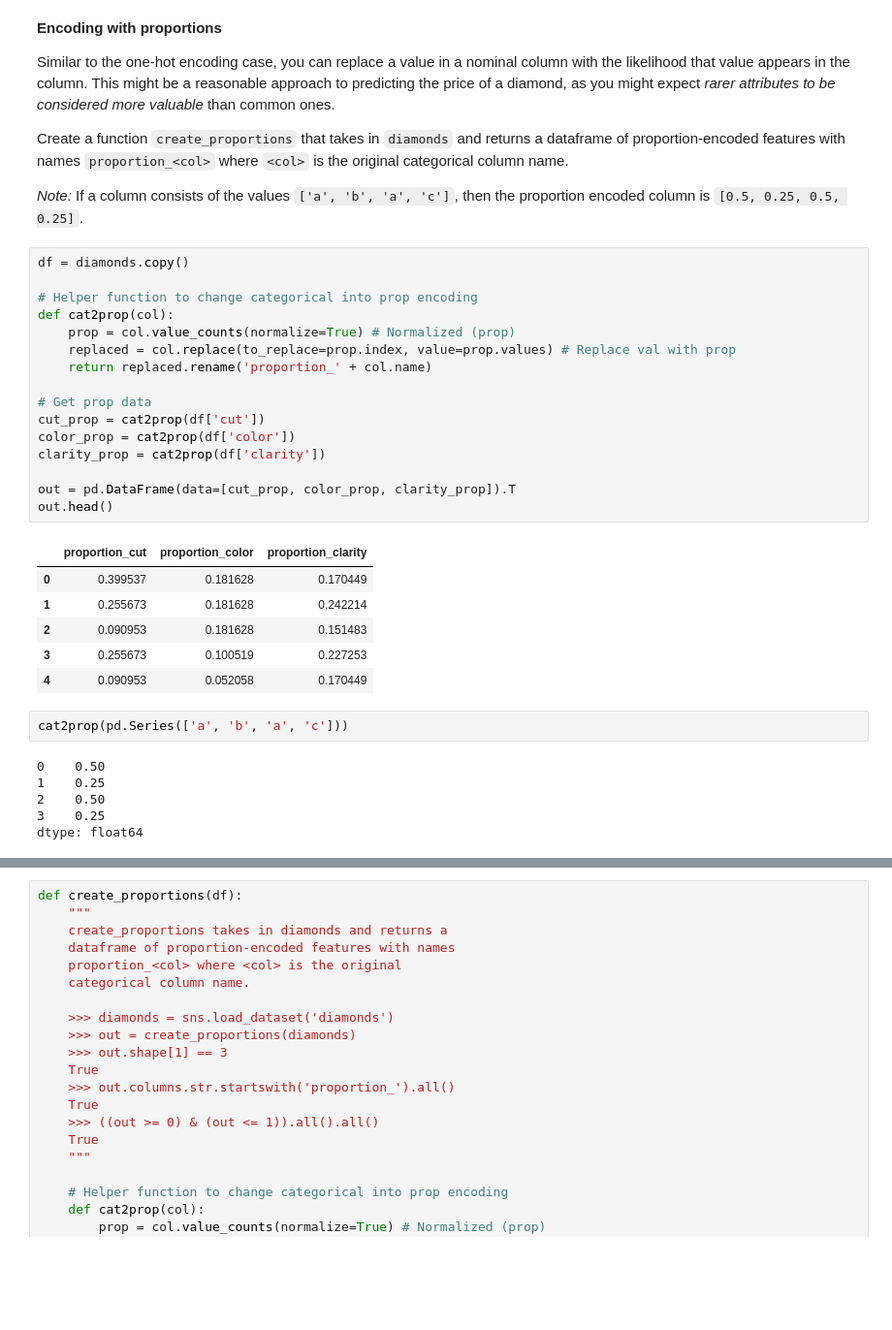
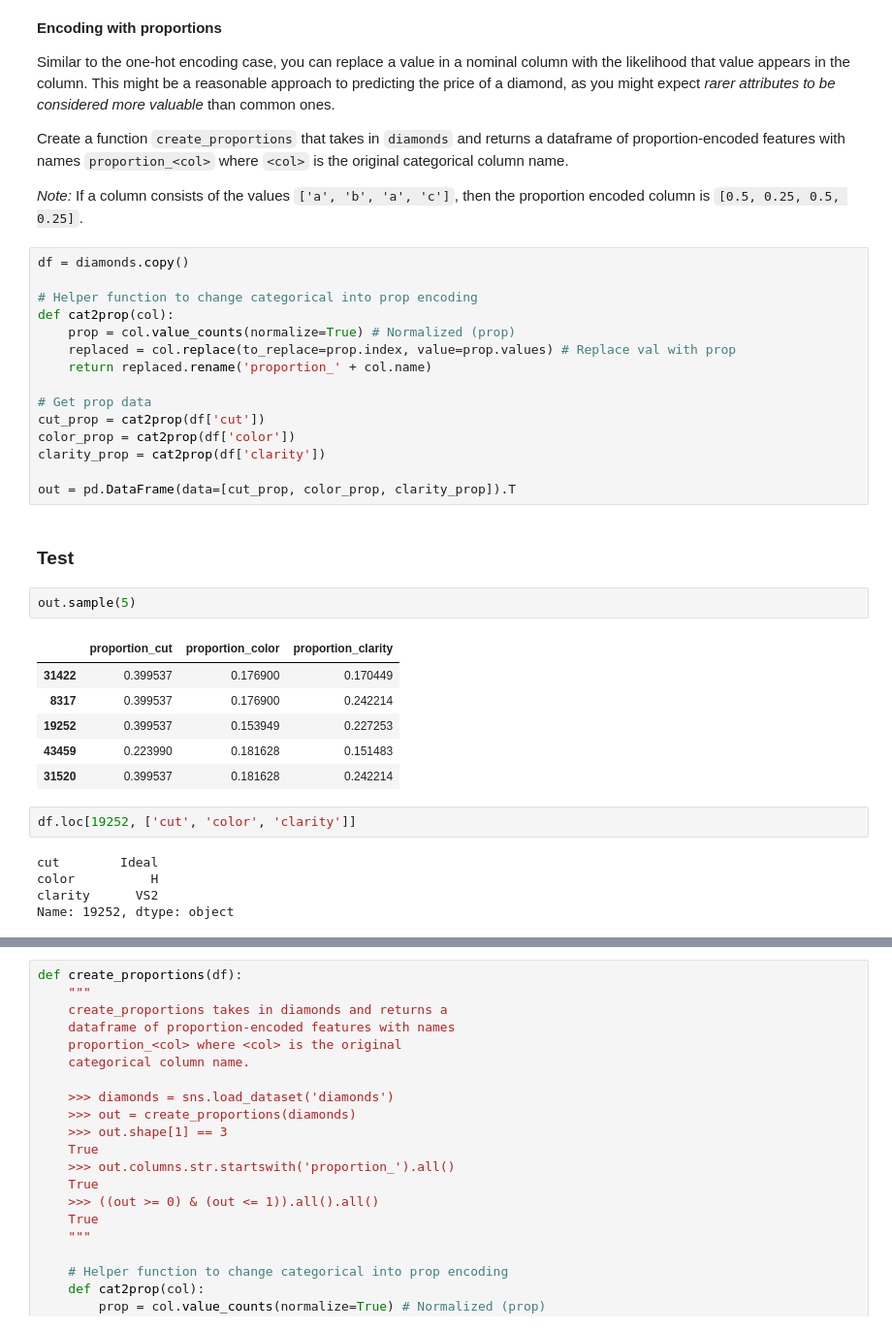
Before and after one commit to AECassAWei/dsc80-wi20, a Jupyter notebook: labs/lab08/lab08.ipynb, the cells around one changed output, grey strips where cells are left out. Shown at 97% size. Saved outputs shown, nothing was run; the diff lists cells and outputs as text; blank space fills up the shorter version.

```diff
--- a/labs/lab08/lab08.ipynb
+++ b/labs/lab08/lab08.ipynb
@@ -489,19 +517,21 @@ color_prop = cat2prop(df['color'])
 clarity_prop = cat2prop(df['clarity'])
 
 out = pd.DataFrame(data=[cut_prop, color_prop, clarity_prop]).T
-out.head()
-# %% [output]
-|  | proportion_cut | proportion_color | proportion_clarity |
-| 0 | 0.399537 | 0.181628 | 0.170449 |
-| 1 | 0.255673 | 0.181628 | 0.242214 |
-| 2 | 0.090953 | 0.181628 | 0.151483 |
-| 3 | 0.255673 | 0.100519 | 0.227253 |
-| 4 | 0.090953 | 0.052058 | 0.170449 |
-# %%
-cat2prop(pd.Series(['a', 'b', 'a', 'c']))
-# %% [output]
-0    0.50
-1    0.25
-2    0.50
-3    0.25
-dtype: float64
+# %% [markdown]
+### Test
+# %%
+out.sample(5)
+# %% [output]
+|  | proportion_cut | proportion_color | proportion_clarity |
+| 31422 | 0.399537 | 0.176900 | 0.170449 |
+| 8317 | 0.399537 | 0.176900 | 0.242214 |
+| 19252 | 0.399537 | 0.153949 | 0.227253 |
+| 43459 | 0.223990 | 0.181628 | 0.151483 |
+| 31520 | 0.399537 | 0.181628 | 0.242214 |
+# %%
+df.loc[19252, ['cut', 'color', 'clarity']]
+# %% [output]
+cut        Ideal
+color          H
+clarity      VS2
+Name: 19252, dtype: object
```
Also changed, not shown: parts of 49 cells of this notebook, 2 other files.
